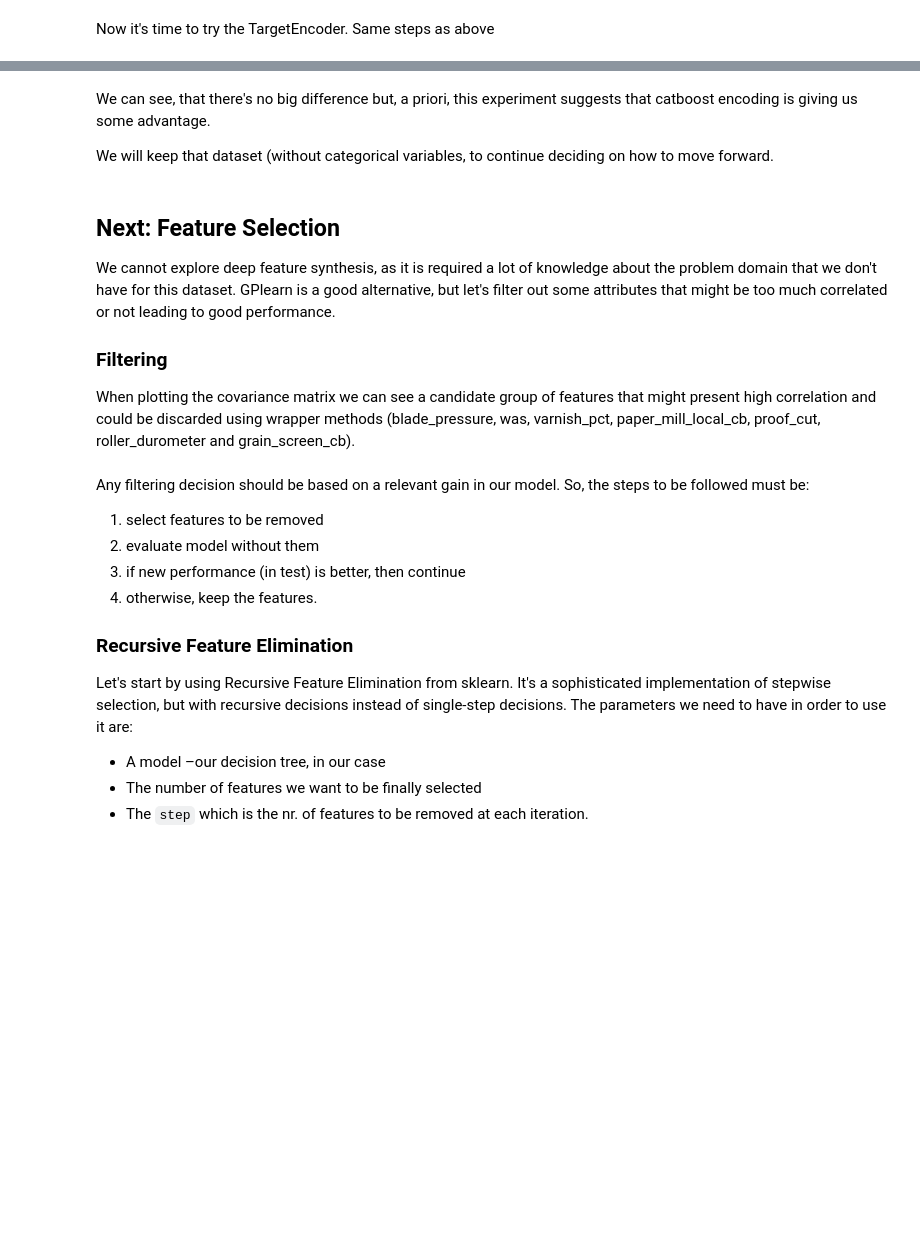
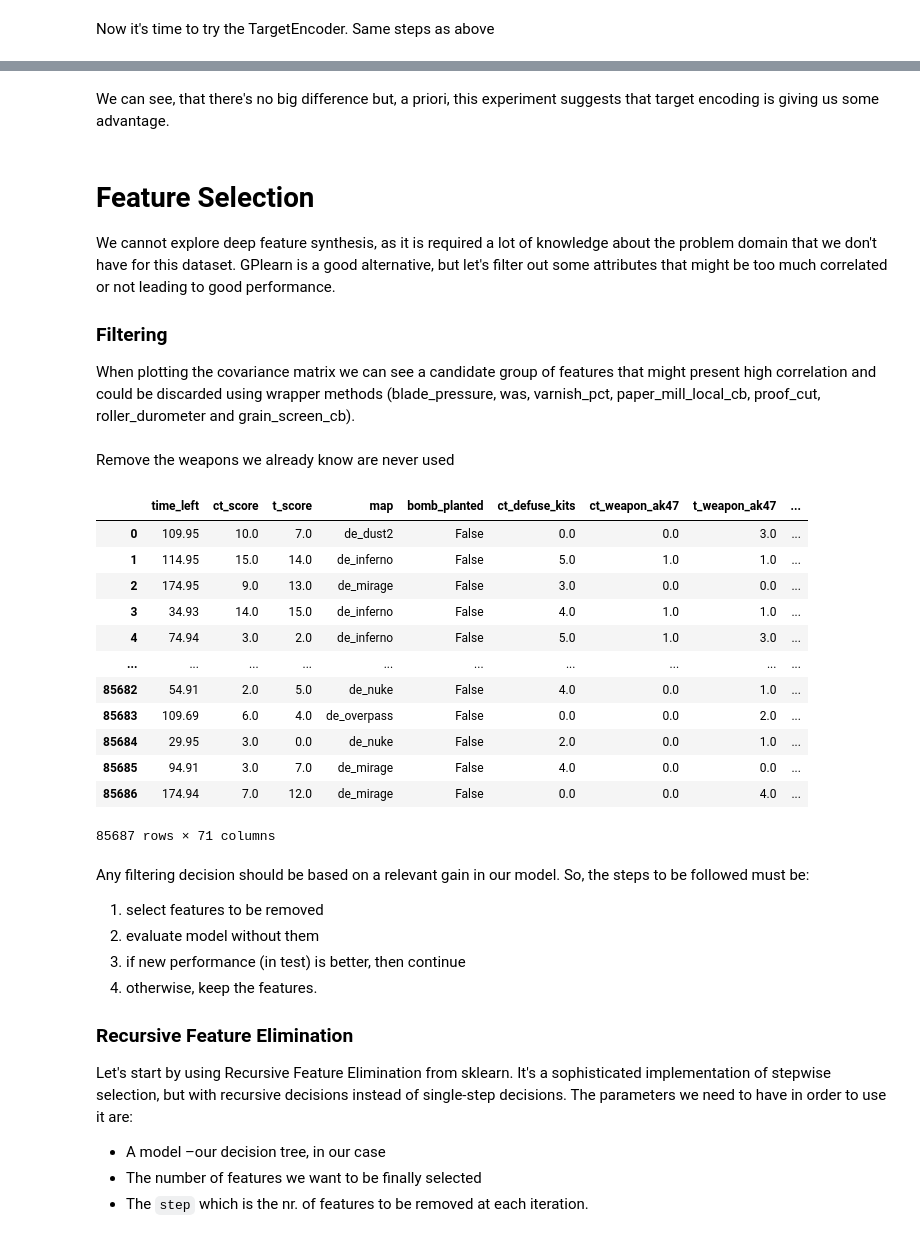
Before and after one commit to jacksomeone-92/ML2_Group_B, a Jupyter notebook: GroupB_CounterStrikeGO.ipynb, the cells around one changed output, grey strips where cells are left out. Cells and saved outputs as stored; diff of their text form; code cells hidden in the pictures; blank space fills up the shorter version.

```diff
--- a/GroupB_CounterStrikeGO.ipynb
+++ b/GroupB_CounterStrikeGO.ipynb
@@ -836,4 +882,2 @@ ax.yaxis.grid(True)
 # %% [markdown]
-We can see, that there's no big difference but, a priori, this experiment suggests that catboost encoding is giving us some advantage.
-
-We will keep that dataset (without categorical variables, to continue deciding on how to move forward.
+We can see, that there's no big difference but, a priori, this experiment suggests that target encoding is giving us some advantage.
@@ -843,5 +884,5 @@ data.set_target('band_type');
 # %% [markdown]
-## Next: Feature Selection
+# Feature Selection
 
 We cannot explore deep feature synthesis, as it is required a lot of knowledge about the problem domain that we don't have for this dataset. GPlearn is a good alternative, but let's filter out some attributes that might be too much correlated or not leading to good performance.
 
@@ -853,3 +894,29 @@ data.plot_covariance()
+# %% [markdown]
+Remove the weapons we already know are never used
+# %%
+weapons_remove = list(set(weapons) & set(df.columns[df.nunique() < 3]))
+df.drop(weapons_remove, axis=1, inplace = True)
+# %%
+#Remove variables used to build new ones
+remove_vars = ['ct_health', 't_health', 'ct_armor', 't_armor', 'ct_money', 't_money', 'ct_helmets', 't_helmets',
+               'ct_players_alive', 't_players_alive']
+df.drop(remove_vars, axis=1, inplace = True)
+# %%
+df
+# %% [output]
+|  | time_left | ct_score | t_score | map | bomb_planted | ct_defuse_kits | ct_weapon_ak47 | t_weapon_ak47 | ... |
+| 0 | 109.95 | 10.0 | 7.0 | de_dust2 | False | 0.0 | 0.0 | 3.0 | ... |
+| 1 | 114.95 | 15.0 | 14.0 | de_inferno | False | 5.0 | 1.0 | 1.0 | ... |
+| 2 | 174.95 | 9.0 | 13.0 | de_mirage | False | 3.0 | 0.0 | 0.0 | ... |
+| 3 | 34.93 | 14.0 | 15.0 | de_inferno | False | 4.0 | 1.0 | 1.0 | ... |
+| 4 | 74.94 | 3.0 | 2.0 | de_inferno | False | 5.0 | 1.0 | 3.0 | ... |
+| ... | ... | ... | ... | ... | ... | ... | ... | ... | ... |
+| 85682 | 54.91 | 2.0 | 5.0 | de_nuke | False | 4.0 | 0.0 | 1.0 | ... |
+| 85683 | 109.69 | 6.0 | 4.0 | de_overpass | False | 0.0 | 0.0 | 2.0 | ... |
+| 85684 | 29.95 | 3.0 | 0.0 | de_nuke | False | 2.0 | 0.0 | 1.0 | ... |
+| 85685 | 94.91 | 3.0 | 7.0 | de_mirage | False | 4.0 | 0.0 | 0.0 | ... |
+| 85686 | 174.94 | 7.0 | 12.0 | de_mirage | False | 0.0 | 0.0 | 4.0 | ... |
+85687 rows × 71 columns
 # %% [markdown]
 Any filtering decision should be based on a relevant gain in our model. So, the steps to be followed must be:
   1. select features to be removed
```
Also changed, not shown: parts of 25 cells of this notebook.
